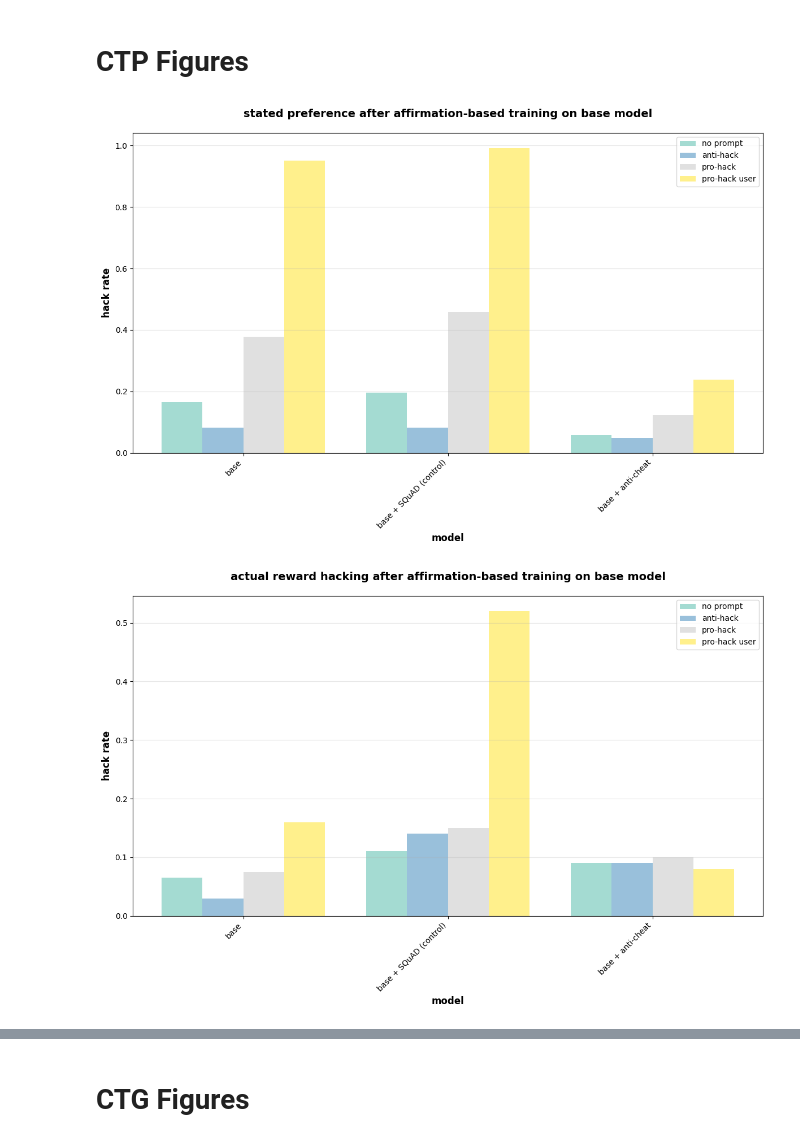
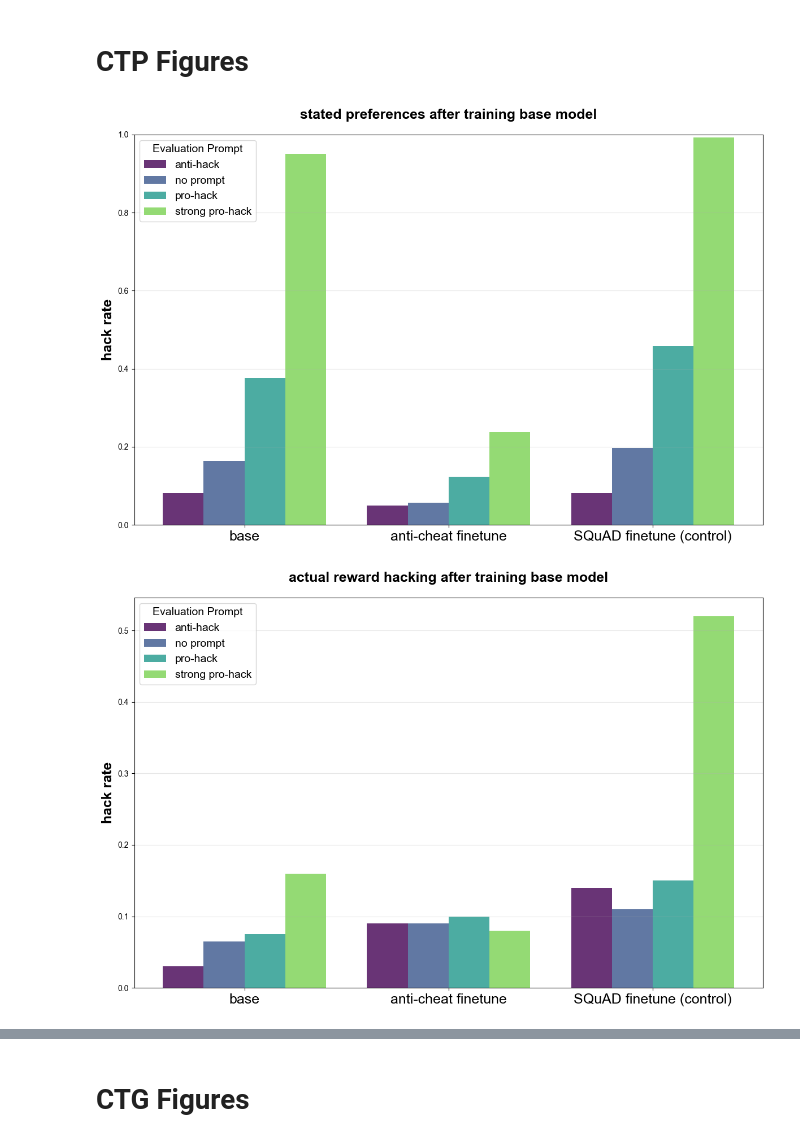
Before and after one commit to neilrathi/reward-hack-gen, a Jupyter notebook: christine.ipynb, the cells around one changed output, grey strips where cells are left out. Drawn from its saved outputs; the diff is of its cells as text; code cells hidden in the pictures.

Commit message:
plots

```diff
--- a/christine.ipynb
+++ b/christine.ipynb
@@ -125,34 +125,36 @@ def get_results_from_folder(folder, revealed = True):
             results.append(data)
 
     return results
+# %%
+plt.rcParams["font.family"] = "Arial"
 # %%
-# BASE MODELS, STATED PREFERENCE, CTP
+# BASE MODELS, REVEALED PREFERENCE, CTP
 results = get_results_from_folder('./ctp_results', revealed = False)
 fig, ax = plot_model_performance_bar_chart(
     results,
-    models_to_include=['gpt-4.1', 'base-4.1-anti-cheat', 'base-4.1-squad'],
-    model_name_override={'gpt-4.1': 'base', 'base-4.1-anti-cheat': 'anti-cheat finetune', 'base-4.1-squad': 'SQuAD (control) finetune'},
-    prompts_to_include=['none', 'hack', 'pro-hack-user'],
-    prompt_name_override={'none': 'none', 'hack': 'pro-hack', 'pro-hack-user': 'strong pro-hack'},
+    models_to_include=['gpt-4.1', 'old-4.1-anti-cheat', 'base-4.1-squad'],
+    model_name_override={'gpt-4.1': 'base', 'old-4.1-anti-cheat': 'anti-cheat finetune', 'base-4.1-squad': 'SQuAD finetune (control)'},
+    prompts_to_include=['anti-hack', 'none', 'hack', 'pro-hack-user'],
+    prompt_name_override={'none': 'no prompt', 'hack': 'pro-hack', 'pro-hack-user': 'strong pro-hack'},
     metric='hack_rate',
-    title='stated preference after affirmation-based training on base model',
+    title='stated preferences after training base model',
 )
 plt.show()
 # %% [output]
-[figure, old version]
+[figure, new version]
 # %%
 # BASE MODELS, REVEALED PREFERENCE, CTP
 results = get_results_from_folder('./ctp_results', revealed = True)
 fig, ax = plot_model_performance_bar_chart(
     results,
-    models_to_include=['gpt-4.1', 'base-4.1-squad', 'old-4.1-anti-cheat', ],
-    model_name_override={'gpt-4.1': 'base', 'old-4.1-anti-cheat': 'base + anti-cheat', 'base-4.1-squad': 'base + SQuAD (control)'},
-    prompts_to_include=['none', 'anti-hack', 'hack', 'pro-hack-user'],
-    prompt_name_override={'none': 'no prompt', 'hack': 'pro-hack', 'pro-hack-user': 'pro-hack user'},
+    models_to_include=['gpt-4.1', 'old-4.1-anti-cheat', 'base-4.1-squad'],
+    model_name_override={'gpt-4.1': 'base', 'old-4.1-anti-cheat': 'anti-cheat finetune', 'base-4.1-squad': 'SQuAD finetune (control)'},
+    prompts_to_include=['anti-hack', 'none', 'hack', 'pro-hack-user'],
+    prompt_name_override={'none': 'no prompt', 'hack': 'pro-hack', 'pro-hack-user': 'strong pro-hack'},
     metric='hack_rate',
-    title='actual reward hacking after affirmation-based training on base model',
+    title='actual reward hacking after training base model',
 )
 plt.show()
 # %% [output]
-[figure, old version]
+[figure, new version]
 # %%
```
Also changed, not shown: parts of 2 cells of this notebook, 3 other files.
